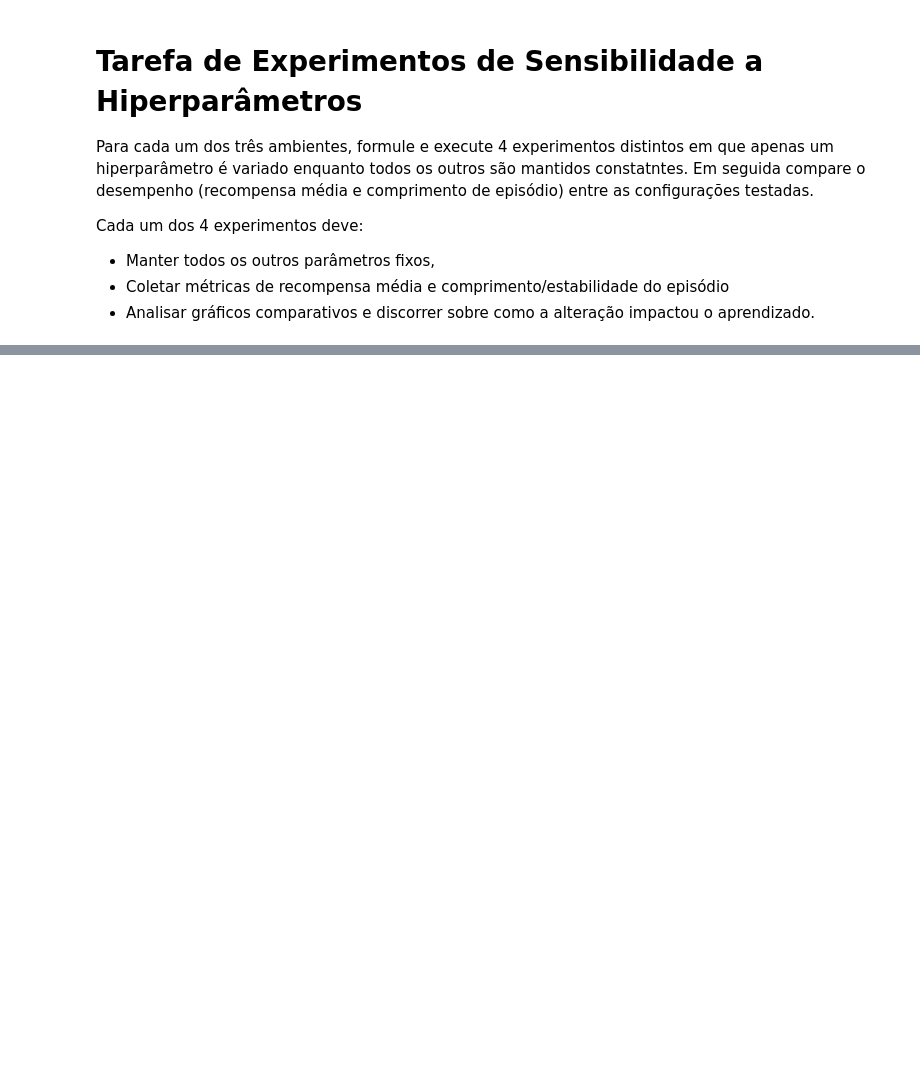
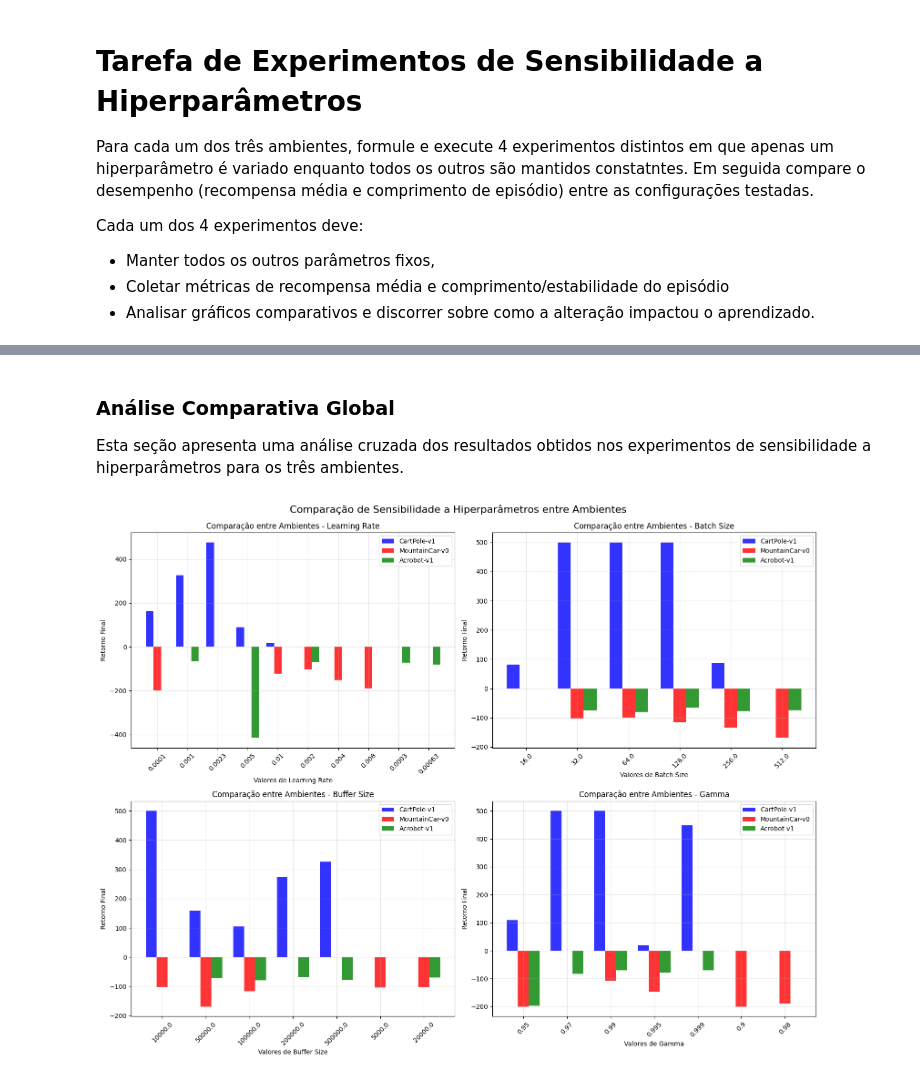
Before and after one commit to danluan/rl-labs, a Jupyter notebook: lab-9/lab_9_dqn.ipynb, the cells around one changed output, grey strips where cells are left out. Saved outputs shown, nothing was run; the diff lists cells and outputs as text; code cells hidden in the pictures; blank space fills up the shorter version.

```diff
--- a/lab-9/lab_9_dqn.ipynb
+++ b/lab-9/lab_9_dqn.ipynb
@@ -330,0 +1059,78 @@ Cada um dos 4 experimentos deve:
+# %% [markdown]
+### Análise Comparativa Global
+
+Esta seção apresenta uma análise cruzada dos resultados obtidos nos experimentos de sensibilidade a hiperparâmetros para os três ambientes.
+# %%
+def plot_cross_environment_comparison():
+    """
+    Cria gráfico comparativo entre ambientes mostrando o impacto dos hiperparâmetros.
+    """
+    # Dados das tabelas de desempenho
+    all_environments = {
+        'CartPole-v1': cartpole_table,
+        'MountainCar-v0': mountaincar_table,
+        'Acrobot-v1': acrobot_table
+    }
+
+    fig, axes = plt.subplots(2, 2, figsize=(16, 12))
+
+    parameters = ['Learning Rate', 'Batch Size', 'Buffer Size', 'Gamma']
+
+    for idx, param in enumerate(parameters):
+        ax = axes[idx // 2, idx % 2]
+
+        # Preparar dados para o gráfico
+        env_names = []
+        param_values = []
+        returns = []
+
+        for env_name, table in all_environments.items():
+            param_data = table[table['Parâmetro'] == param]
+            if not param_data.empty:
+                for _, row in param_data.iterrows():
+                    env_names.append(env_name)
+                    param_values.append(str(row['Valor']))
+                    returns.append(float(row['Retorno Final']))
+
+        # Criar gráfico de barras agrupadas
+        if env_names:
+            df_plot = pd.DataFrame({
+                'Ambiente': env_names,
+                'Valor': param_values,
+                'Retorno': returns
+            })
+
+            # Agrupar por valor do parâmetro
+            unique_values = df_plot['Valor'].unique()
+            x_pos = np.arange(len(unique_values))
+            width = 0.25
+
+            environments = df_plot['Ambiente'].unique()
+            colors = ['blue', 'red', 'green']
+
+            for i, env in enumerate(environments):
+                env_data = df_plot[df_plot['Ambiente'] == env]
+                env_returns = [env_data[env_data['Valor'] == val]['Retorno'].iloc[0]
+                             if not env_data[env_data['Valor'] == val].empty else 0
+                             for val in unique_values]
+
+                ax.bar(x_pos + i * width, env_returns, width,
+                      label=env, color=colors[i], alpha=0.8)
+
+            ax.set_xlabel(f'Valores de {param}')
+            ax.set_ylabel('Retorno Final')
+            ax.set_title(f'Comparação entre Ambientes - {param}')
+            ax.set_xticks(x_pos + width)
+            ax.set_xticklabels(unique_values, rotation=45)
+            ax.legend()
+            ax.grid(True, alpha=0.3)
+
+    plt.tight_layout()
+    plt.suptitle('Comparação de Sensibilidade a Hiperparâmetros entre Ambientes',
+                 fontsize=16, y=1.02)
+    plt.show()
+
+# Executar comparação cruzada
+plot_cross_environment_comparison()
+# %% [output]
+[figure, added]
```
Also changed, not shown: parts of 42 cells of this notebook, 3 other files.
